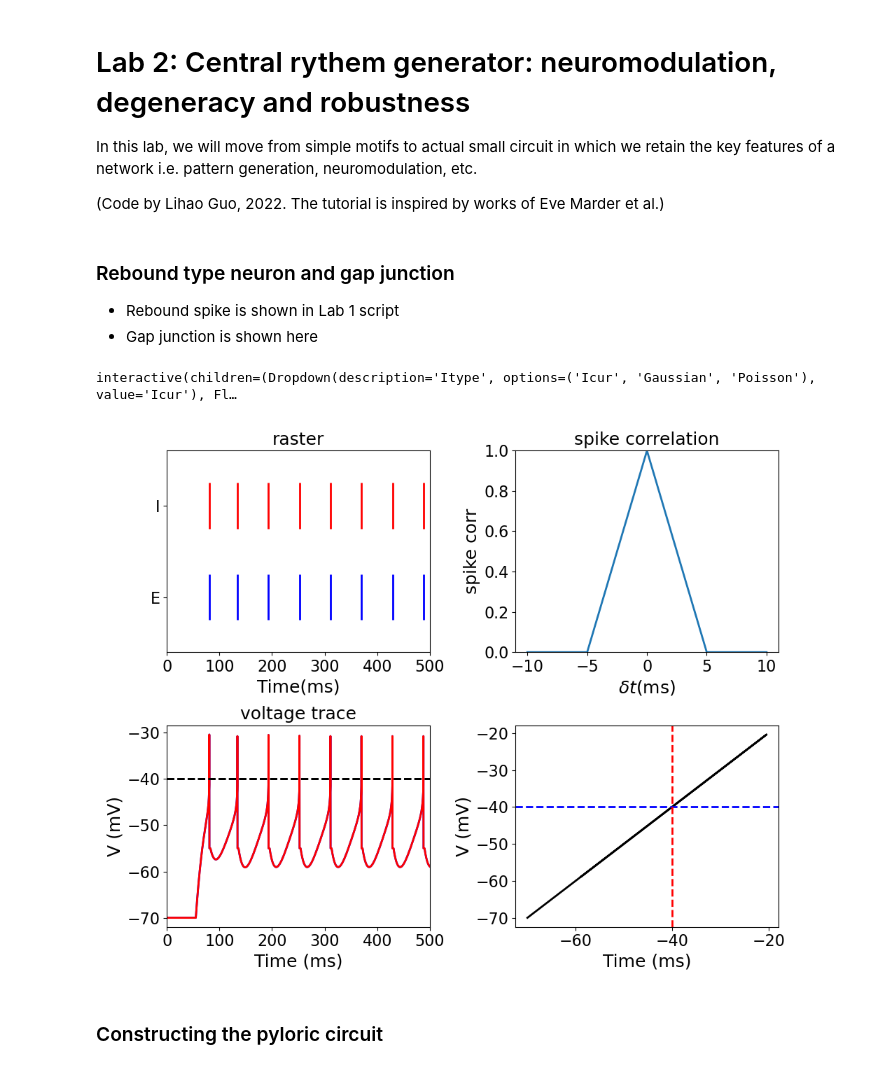
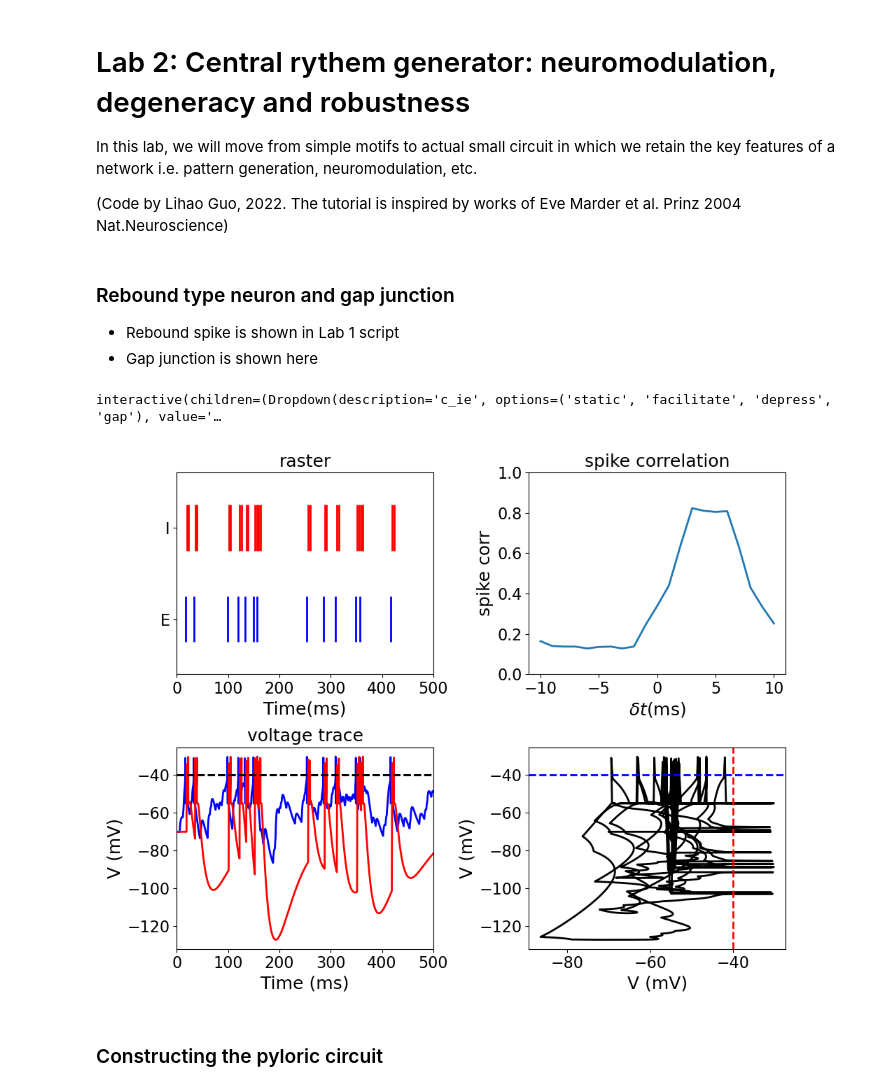
Before and after one commit to michaelglh/STG, a Jupyter notebook: stg_colab.ipynb, the cells around one changed output. Drawn from its saved outputs; the diff is of its cells as text; code cells hidden in the pictures.

```diff
--- a/stg_colab.ipynb
+++ b/stg_colab.ipynb
@@ -3,7 +3,7 @@
 
 In this lab, we will move from simple motifs to actual small circuit in which we retain the key features of a network i.e. pattern generation, neuromodulation, etc.
 
-(Code by Lihao Guo, 2022. The tutorial is inspired by works of Eve Marder et al.)
+(Code by Lihao Guo, 2022. The tutorial is inspired by works of Eve Marder et al. Prinz 2004 Nat.Neuroscience)
 # %%
 #@title Run the following to initialize lab environment.
 import matplotlib.pyplot as plt         # import matplotlib
@@ -92,7 +95,7 @@ Itypes = ['Icur', 'Gaussian', 'Poisson']
 Ctypes = ['static', 'facilitate', 'depress', 'gap']
 
 # updating parameters
-def update_EI(Itype='Icur', J_ei=0., c_ei='static', J_ie=0., c_ie='static'):
+def update_EI(c_ie='static'):
     # simualtor
     h = Simulator(dt=dt)
 
@@ -103,22 +106,14 @@ def update_EI(Itype='Icur', J_ei=0., c_ei='static', J_ie=0., c_ie='static'):
     nrns[1].update(tonic_neuron)
 
     # background noise
-    if Itype == 'Icur':
-        noises = [Current_injector(sim=h, Is=np.concatenate([np.zeros(int(T/dt*0.1)), rt*np.ones(int(T/dt*0.9))])) for _ in range(N)]
-    elif Itype == 'Gaussian':
-        noises = [Gaussian_generator(sim=h, mean=rt, std=rt) for _ in range(N)]
-    elif Itype == 'Poisson':
-        noises = [Poisson_generator(sim=h, rate=250) for _ in range(N)]
-    else:
-        print('Invalid input')
-    for noise, nrn in zip(noises, nrns):
-        nrn.connect(noise, {'ctype':'static', 'weight':wt, 'delay':dl})
+    noise = Poisson_generator(sim=h, rate=250)
+    nrns[0].connect(noise, {'ctype':'static', 'weight':wt, 'delay':dl})
 
     # recurrent connections
-    tps = [ ['static', c_ei],
+    tps = [ ['static', 'static'],
             [c_ie, 'static']]
-    con = np.array([[0., J_ei],
-                    [J_ie, 0.]])
+    con = np.array([[0., 0.],
+                    [2e1, 0.]])
     dly = np.random.uniform(2., 5., (N,N))
     synspecs = [[{} for _ in range(N)] for _ in range(N)]
     for i in range(N):
@@ -157,38 +152,36 @@ def update_EI(Itype='Icur', J_ei=0., c_ei='static', J_ie=0., c_ie='static'):
     plt.xlim([0., T])
 
     plt.subplot(2,N,2)
     plt.title('spike correlation')
     plt.plot(deltats, coins)
     plt.xlabel(r'$\delta t$(ms)')
     plt.ylabel('spike corr')
     plt.ylim([0, 1])
 
     # voltage traces
     plt.subplot(2,N,N+1)
     for id, c in zip(range(N), cs):
         if id == 0:
             plt.title('voltage trace')
         plt_par = {'dt':dt, 'range_t':np.arange(0., T, dt), 'V_th':nrns[id].V_th}
         plot_volt_trace(plt_par, nrns[id].v, np.array(nrns[id].spikes['times']), c=c)
         plt.xlim([0., T])
 
     # gap junction
     plt.subplot(2,N,N+2)
     plt_par = {'dt':dt, 'V_ths':[nrn.V_th for nrn in nrns]}
     pair_volt_trace(plt_par, [nrn.v for nrn in nrns], [np.array(nrn.spikes['times']) for nrn in nrns])
 
     plt.tight_layout()
     if not debug:
         display(fig_EI)
 
 
 fig_EI, axes = plt.subplots(2,N,figsize=(5*N,8))
-widgets.interact(update_EI, Itype=Itypes,
-                 J_ie=(0.0, 5e2, 10), J_ei=(-5e2, 0., 10),
-                 c_ei=Ctypes, c_ie=Ctypes);
+widgets.interact(update_EI, c_ie=Ctypes);
 # %% [output]
-interactive(children=(Dropdown(description='Itype', options=('Icur', 'Gaussian', 'Poisson'), value='Icur'), Fl…
+interactive(children=(Dropdown(description='c_ie', options=('static', 'facilitate', 'depress', 'gap'), value='…
-[figure, old version]
+[figure, new version]
 # %% [markdown]
 ### Constructing the pyloric circuit
 # %%
```
Also changed, not shown: parts of 2 cells of this notebook, 12 other files.
